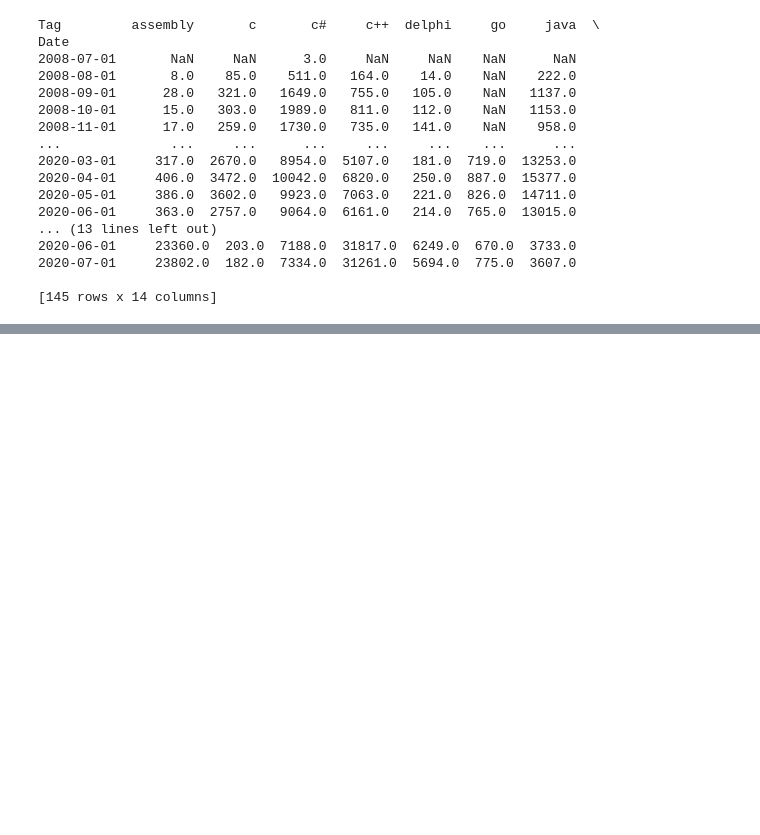
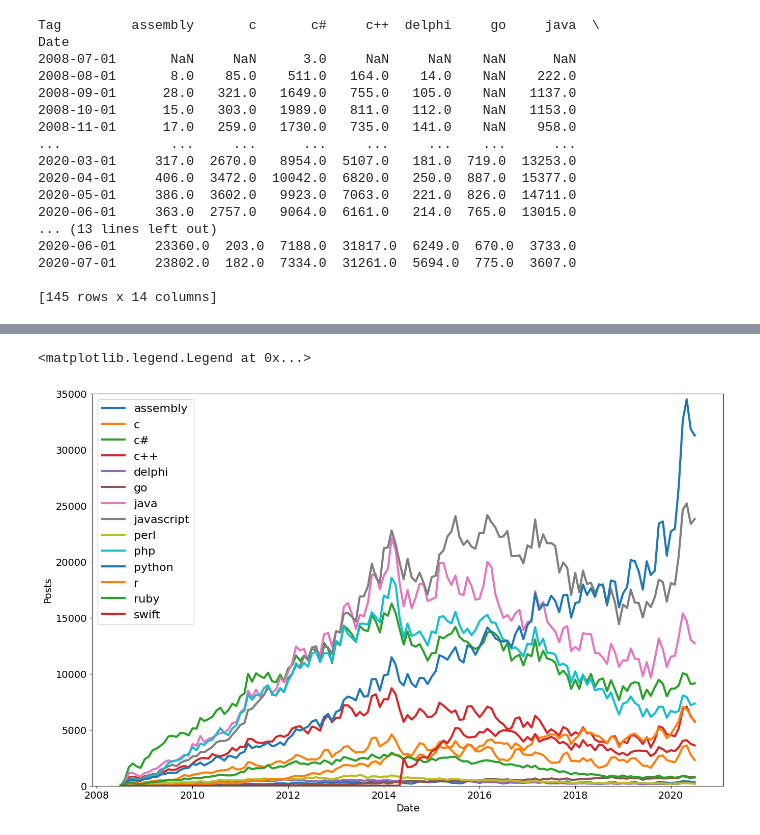
Before and after one commit to shane-221/100_days_of_python, a Jupyter notebook: 73_Day_73_Data Visualisation/Main.ipynb, the cells around one changed output, grey strips where cells are left out. Cells and saved outputs as stored; diff of their text form; code cells hidden in the pictures; blank space fills up the shorter version.

```diff
--- a/73_Day_73_Data Visualisation/Main.ipynb
+++ b/73_Day_73_Data Visualisation/Main.ipynb
@@ -74,0 +117,20 @@ Date
+# %%
+# What if we wanted top plot all the programming lamguages? You can just ran a for loop:
+plt.figure(figsize=(16,10))
+plt.xticks(fontsize=14)
+plt.yticks(fontsize=14)
+plt.xlabel("Date", fontsize=14)
+plt.ylabel("Posts", fontsize =14)
+plt.ylim(0,35000)
+
+
+for column in pivoted_dataset.columns:
+  plt.plot(pivoted_dataset.index,
+           pivoted_dataset[column],
+           linewidth =3,
+           label = pivoted_dataset[column].name )
+      # It automaticallyt changes the colour for them
+plt.legend(fontsize=16)
+# %% [output]
+<matplotlib.legend.Legend at 0x...>
+[figure, added]
```
Also changed, not shown: parts of 4 cells of this notebook.
